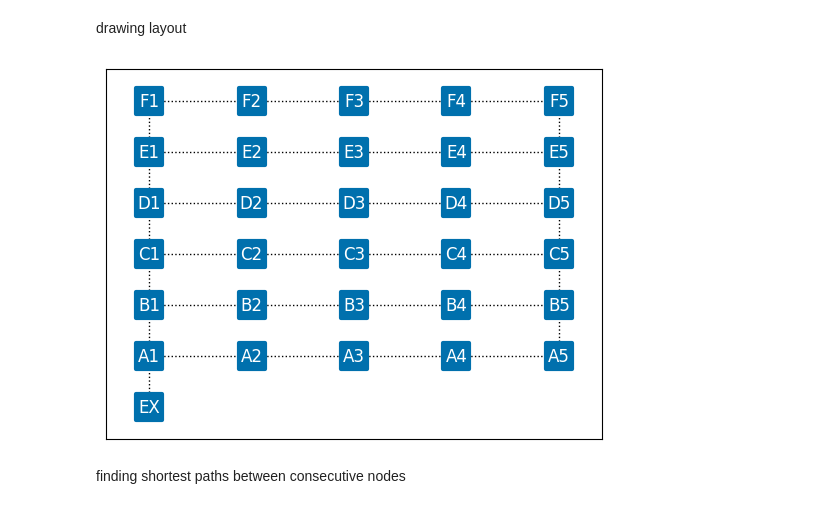
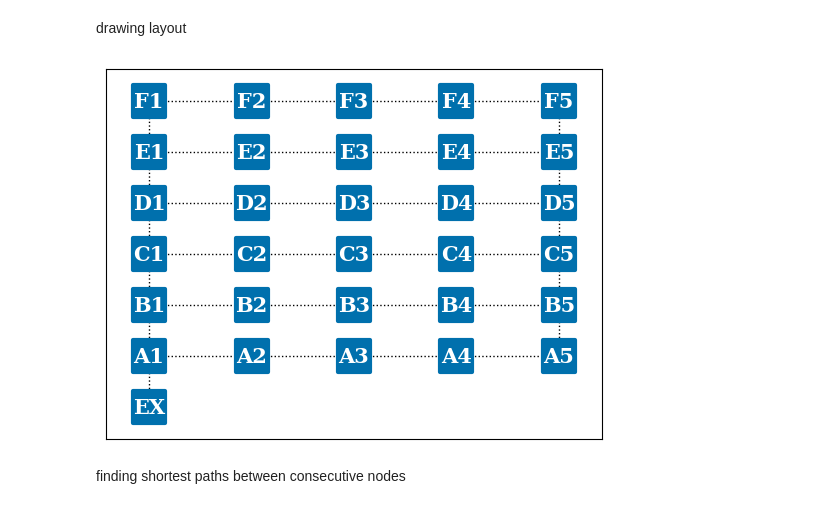
Before and after one commit to bbranlund42/Grocery-Shopping-Assistive-Chatbot, a Jupyter notebook: test_code/layout.ipynb, the cells around one changed output. Drawn from its saved outputs; the diff is of its cells as text; code cells hidden in the pictures.

```diff
--- a/test_code/layout.ipynb
+++ b/test_code/layout.ipynb
@@ -74,11 +74,12 @@ pos = {
 # %% [markdown]
 drawing layout
 # %%
-nx.draw_networkx(g, pos, with_labels=True, node_size=350, node_color=(0, 0.4392, 0.6784),
-                 node_shape='s', linewidths=3, style=':', font_color="white",
-                 )
+nx.draw_networkx(g, pos, with_labels=True, node_size=500, node_color=(0, 0.4392, 0.6784),
+                 node_shape='s', linewidths=3, style=':', font_size=15, font_color="white",
+                 font_weight="bold", font_family="serif"
+                )
 # %% [output]
-[figure, old version]
+[figure, new version]
 # %% [markdown]
 finding shortest paths between consecutive nodes
 # %%
```
